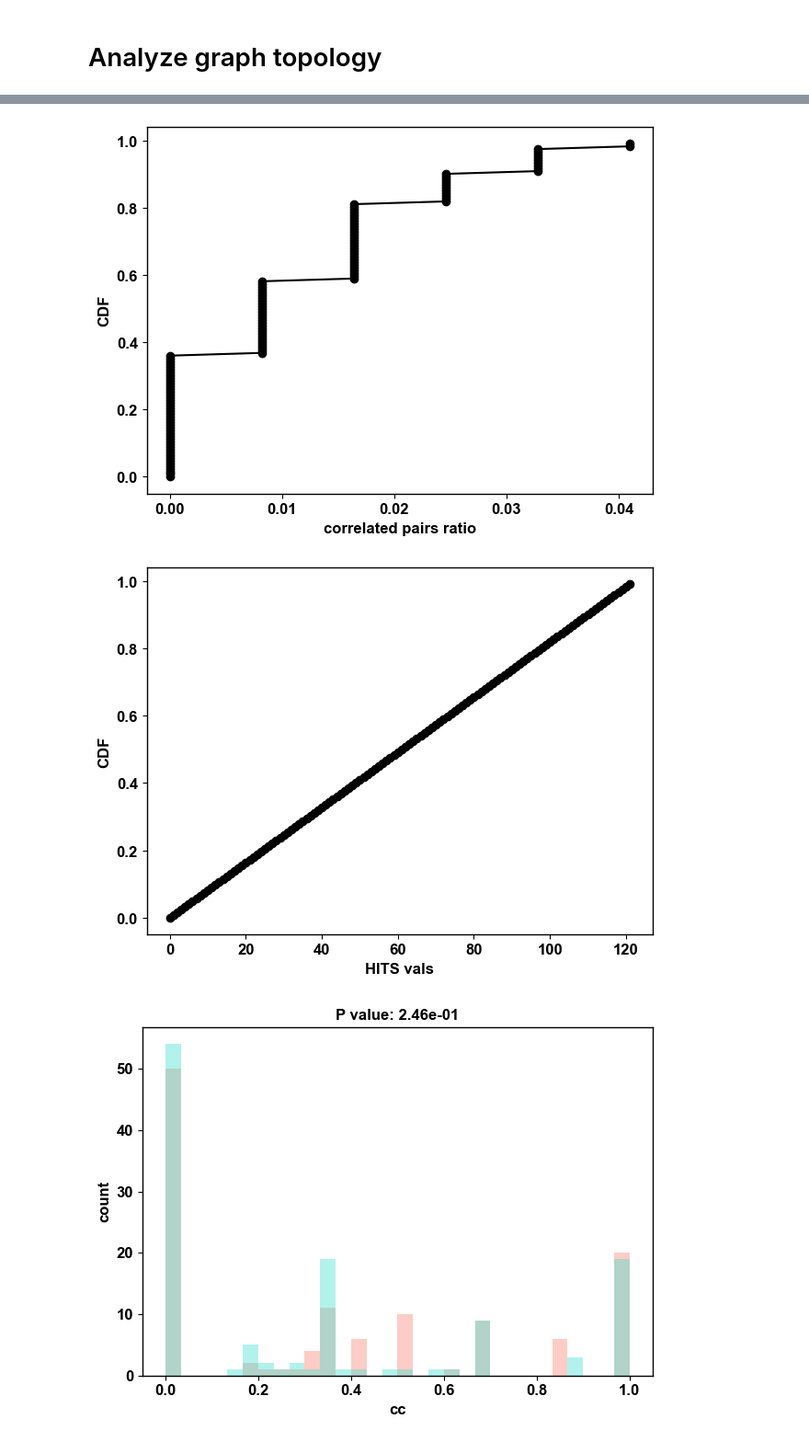
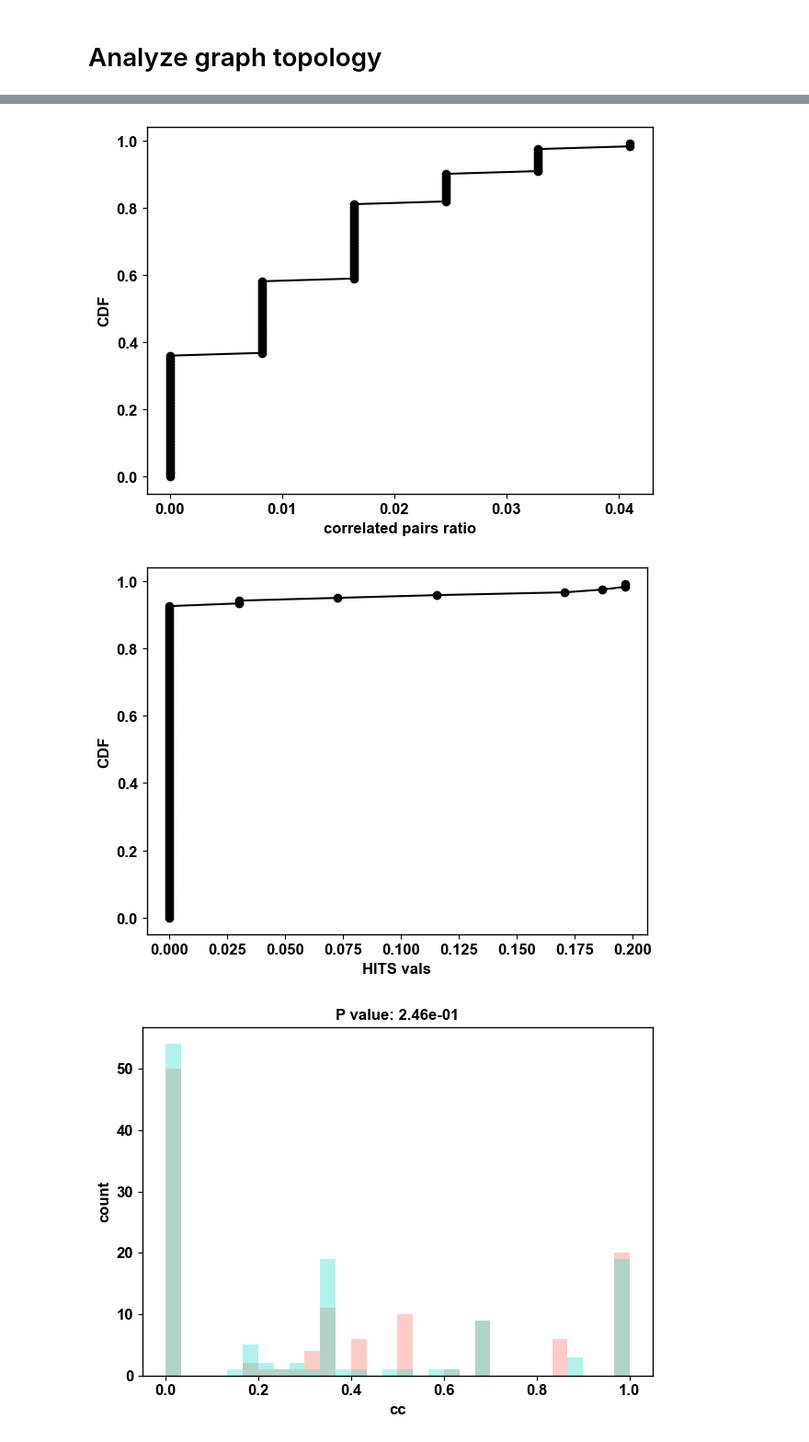
Before and after one commit to vporubsky/CaGraph, a Jupyter notebook: cagraph_tutorial.ipynb, the cells around one changed output, grey strips where cells are left out. Shown: that part at 92% size. Saved outputs shown, nothing was run; the diff lists cells and outputs as text; code cells hidden in the pictures.

```diff
--- a/cagraph_tutorial.ipynb
+++ b/cagraph_tutorial.ipynb
@@ -98,24 +98,24 @@ Subject is 1055-1
 # %%
 # Analyze graph topology
 # Compute the clustering coefficient for all nodes
 import matplotlib.pyplot as plt
 plt.figure()
-cg_cc = list(cg.graph_theory.get_clustering_coefficient().values())
+cg_cc = cg.graph_theory.get_clustering_coefficient()
 viz.plot_CDF(data=cg_cc, x_label='clustering coefficient')
 
 # Compute the correlated pairs ratio for all nodes
 plt.figure()
-cg_cr = list(cg.graph_theory.get_correlated_pair_ratio().values())
+cg_cr = cg.graph_theory.get_correlated_pair_ratio()
 viz.plot_CDF(data=cg_cr, x_label='correlated pairs ratio')
 
 # Compute the hubs in the graph
 plt.figure()
-cg_hits = list(cg.graph_theory.get_hits_values().values())
+cg_hits = cg.graph_theory.get_hits_values()
 viz.plot_CDF(data=list(cg_hits), x_label='HITS vals')
 # %% [output]
 [figure]
 [figure]
-[figure, old version]
+[figure, new version]
 # %%
 # Plotting CDF to compare two conditions
 # Convert CSV to numpy.ndarry and index separate conditions
```
Also changed, not shown: parts of 7 cells of this notebook, 2 other files.
